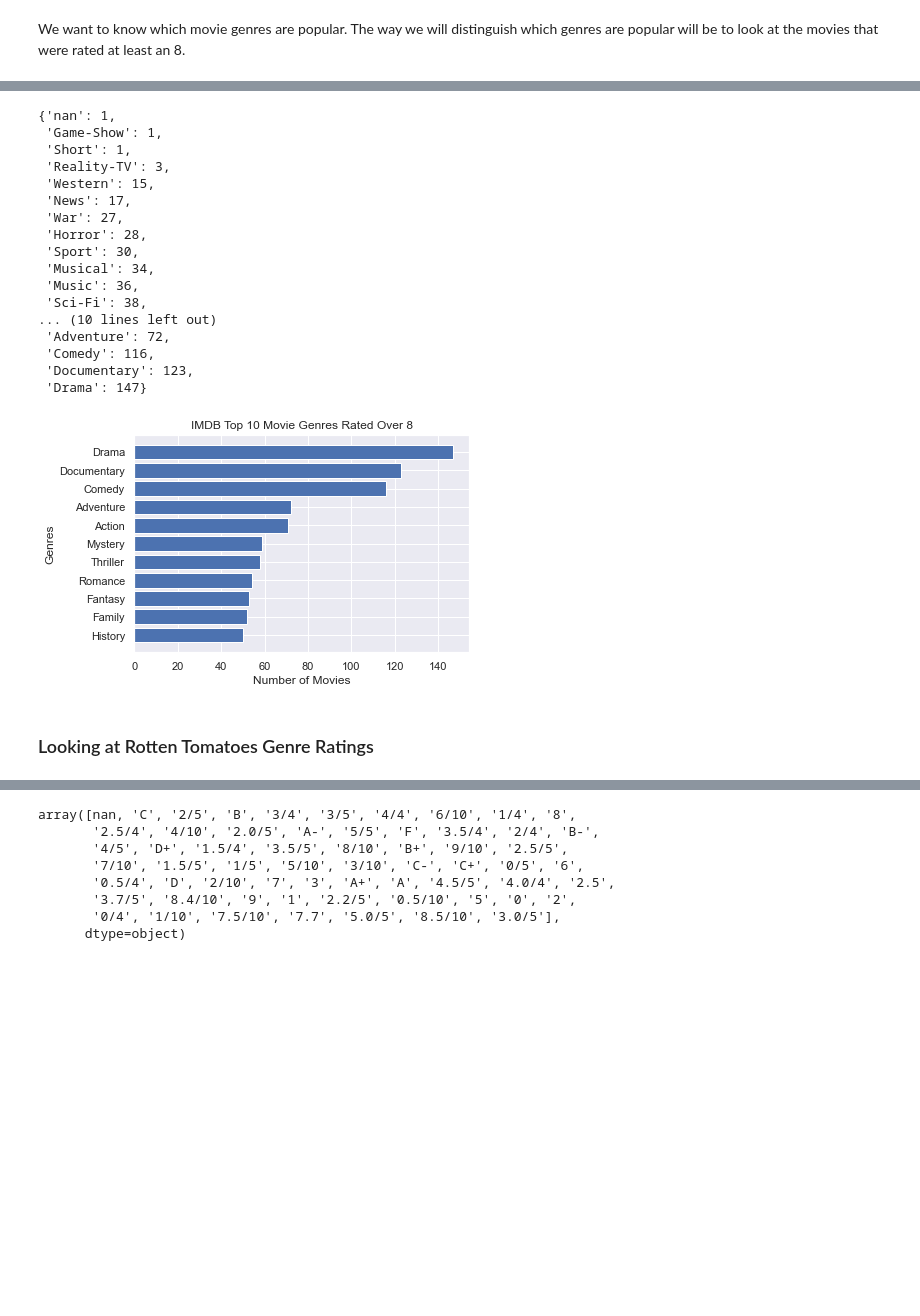
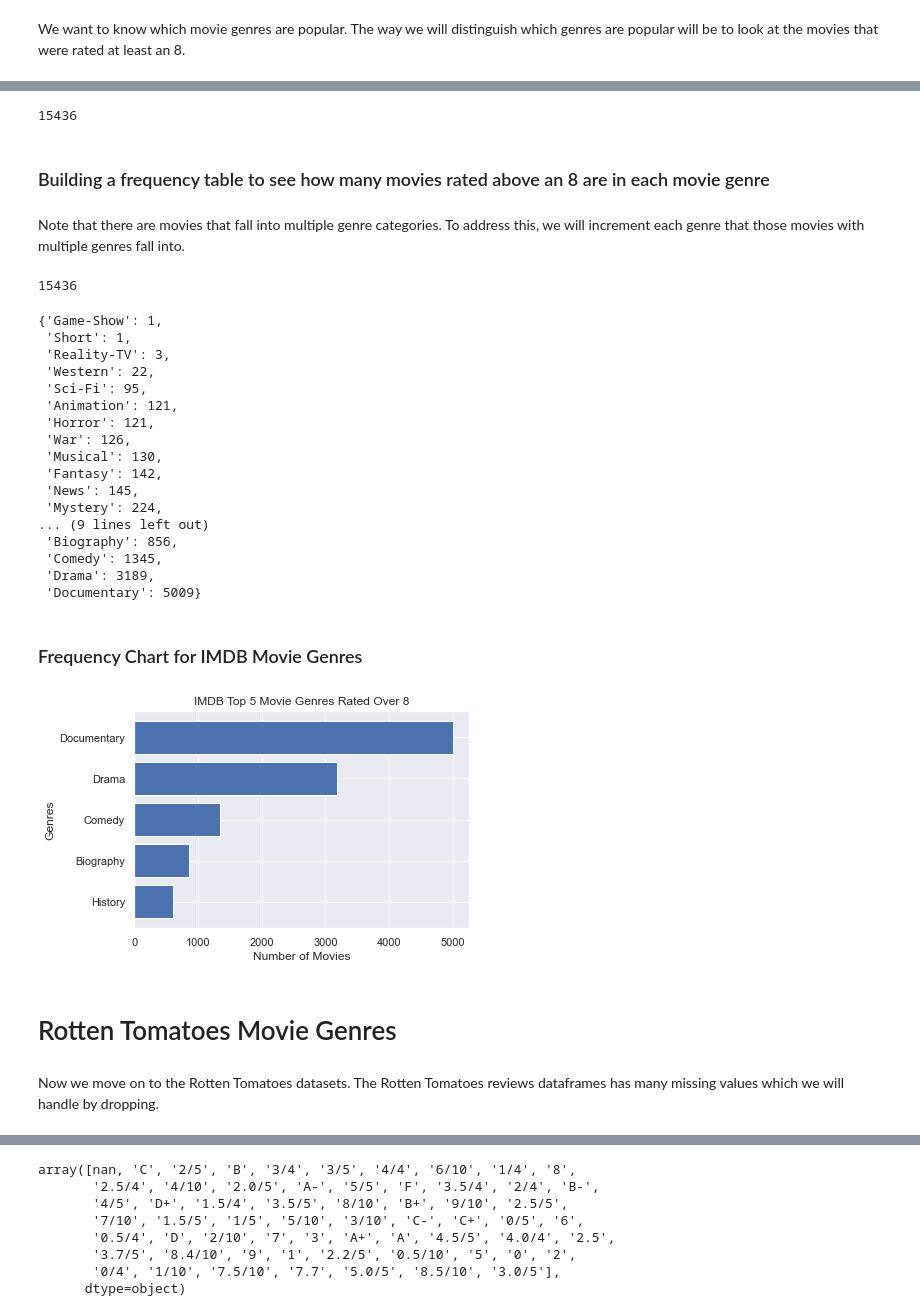
Before and after one commit to zach-hanly/microsoft_movie_project, a Jupyter notebook: jerry/Movie Genres Popularity (Frequency).ipynb, the cells around one changed output, grey strips where cells are left out. Cells and saved outputs as stored; diff of their text form; code cells hidden in the pictures; blank space fills up the shorter version.

```diff
--- a/jerry/Movie Genres Popularity (Frequency).ipynb
+++ b/jerry/Movie Genres Popularity (Frequency).ipynb
@@ -93,4 +99,5 @@ As we can see, the runtime_minutes is the only column with missing data. Since w
 # %% [markdown]
 We want to know which movie genres are popular. The way we will distinguish which genres are popular will be to look at the movies that were rated at least an 8.
 # %%
-ratings_over_8 = imdb_basics_rating_df[imdb_basics_rating_df['averagerating'] >= 8]
+ratings_over_8 = imdb_basics_rating[imdb_basics_rating['averagerating'] >= 8]
+ratings_over_8.shape
@@ -113,36 +108,70 @@ for lists in x:
+# %%
+genres = list(ratings_over_8['genres'])
+
+genres_list = [] #the genre list containning all genres
+
+for genre in genres:
+    List = str(genre).split(',')
+    for individual_genre in List:
+        genres_list.append(individual_genre)
+
+len(genres_list)
+# %% [output]
+15436
+# %% [markdown]
+### Building a frequency table to see how many movies rated above an 8 are in each movie genre
+# %% [markdown]
+Note that there are movies that fall into multiple genre categories. To address this, we will increment each genre that those movies with multiple genres fall into.
+# %%
+genre_frequency = {}
+for element in genres_list:
+    if element in genre_frequency:
+        genre_frequency[element] += 1
+    else:
+        genre_frequency[element] = 1
+genre_frequency
+
+count = sum(list(genre_frequency.values()))
+count
+# %% [output]
+15436
 # %%
-sorted_imdb_genres = {k: v for k, v in sorted(genres_freq.items(), key=lambda item: item[1])}
+sorted_imdb_genres = {k: v for k, v in sorted(genre_frequency.items(), key=lambda item: item[1])}
 sorted_imdb_genres
 # %% [output]
-{'nan': 1,
- 'Game-Show': 1,
+{'Game-Show': 1,
  'Short': 1,
  'Reality-TV': 3,
- 'Western': 15,
- 'News': 17,
- 'War': 27,
- 'Horror': 28,
- 'Sport': 30,
- 'Musical': 34,
- 'Music': 36,
- 'Sci-Fi': 38,
-... (10 lines left out)
- 'Adventure': 72,
- 'Comedy': 116,
- 'Documentary': 123,
- 'Drama': 147}
+ 'Western': 22,
+ 'Sci-Fi': 95,
+ 'Animation': 121,
+ 'Horror': 121,
+ 'War': 126,
+ 'Musical': 130,
+ 'Fantasy': 142,
+ 'News': 145,
+ 'Mystery': 224,
+... (9 lines left out)
+ 'Biography': 856,
+ 'Comedy': 1345,
+ 'Drama': 3189,
+ 'Documentary': 5009}
+# %% [markdown]
+### Frequency Chart for IMDB Movie Genres
 # %%
-x = list(sorted_imdb_genres.keys())[15:]
-y = list(sorted_imdb_genres.values())[15:]
+x = list(sorted_imdb_genres.keys())[20:]
+y = list(sorted_imdb_genres.values())[20:]
 
 fig, ax = plt.subplots()
 ax.barh(x,y)
-ax.set_title('IMDB Top 10 Movie Genres Rated Over 8')
+ax.set_title('IMDB Top 5 Movie Genres Rated Over 8')
 ax.set_xlabel('Number of Movies')
 ax.set_ylabel('Genres');
 # %% [output]
-[figure, old version]
+[figure, new version]
 # %% [markdown]
-### Looking at Rotten Tomatoes Genre Ratings
+# Rotten Tomatoes Movie Genres
+# %% [markdown]
+Now we move on to the Rotten Tomatoes datasets. The Rotten Tomatoes reviews dataframes has many missing values which we will handle by dropping.
 # %%
 rt_reviews_df.dropna(inplace=True)
```
Also changed, not shown: parts of 24 cells of this notebook.
